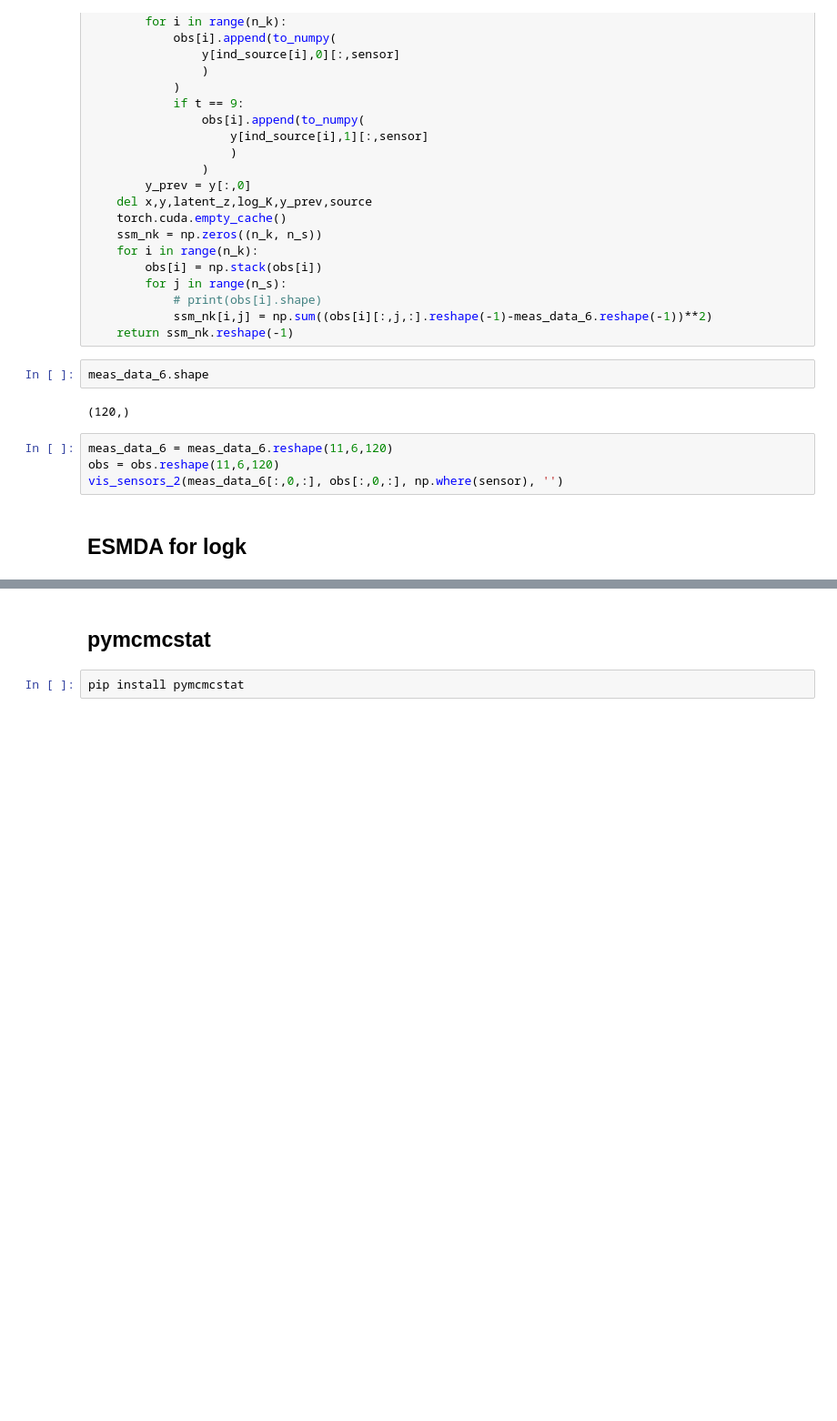
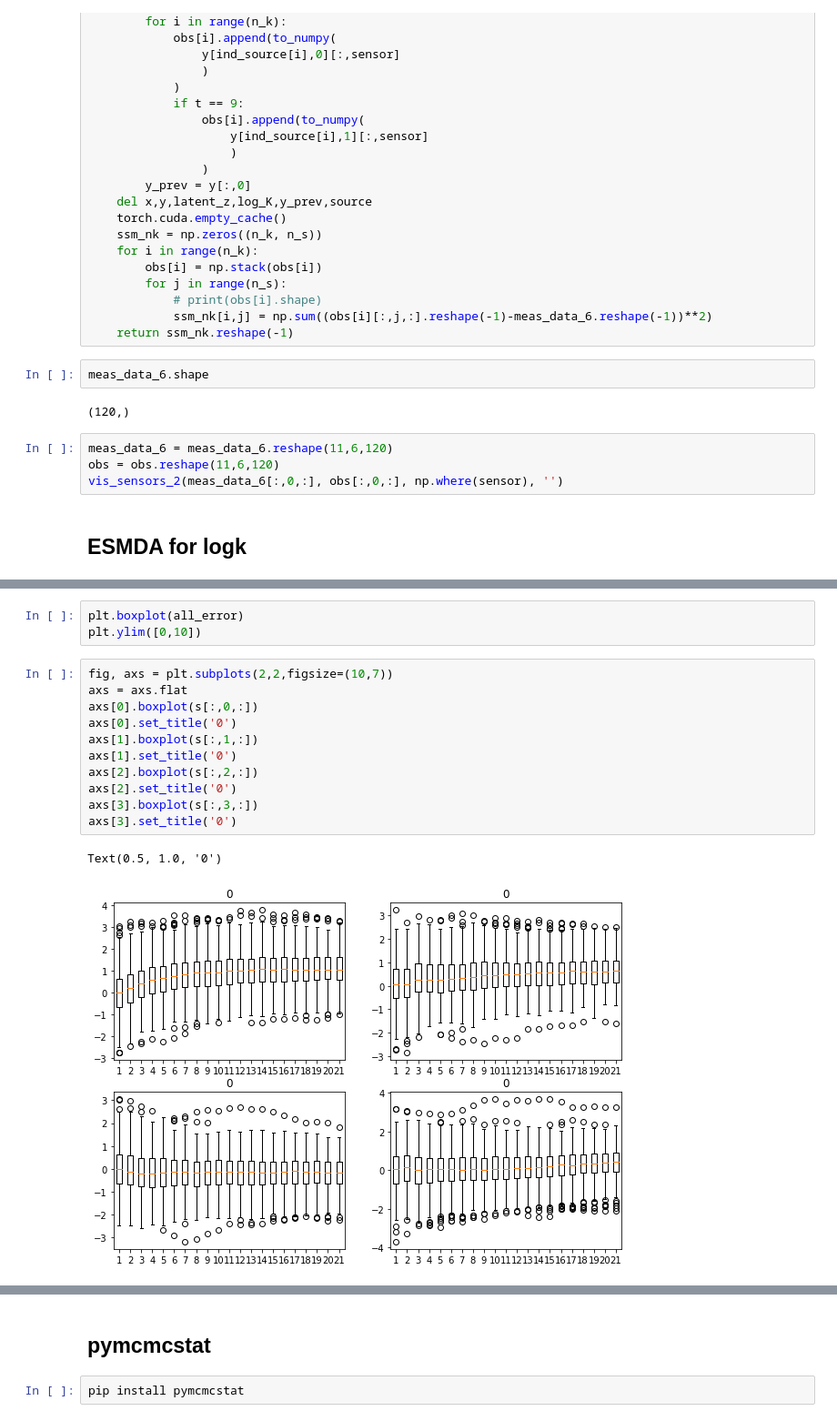
Before and after one commit to ZitongZhou/react_inverse, a Jupyter notebook: ILUES_surrogate.ipynb, the cells around one changed output, grey strips where cells are left out. Shown at 91% size. Drawn from its saved outputs; the diff is of its cells as text; blank space fills up the shorter version.

```diff
--- a/ILUES_surrogate.ipynb
+++ b/ILUES_surrogate.ipynb
@@ -1675,0 +1752,17 @@ error.min()
+# %%
+plt.boxplot(all_error)
+plt.ylim([0,10])
+# %%
+fig, axs = plt.subplots(2,2,figsize=(10,7))
+axs = axs.flat
+axs[0].boxplot(s[:,0,:])
+axs[0].set_title('0')
+axs[1].boxplot(s[:,1,:])
+axs[1].set_title('0')
+axs[2].boxplot(s[:,2,:])
+axs[2].set_title('0')
+axs[3].boxplot(s[:,3,:])
+axs[3].set_title('0')
+# %% [output]
+Text(0.5, 1.0, '0')
+[figure, added]
```
Also changed, not shown: parts of 22 cells of this notebook.
